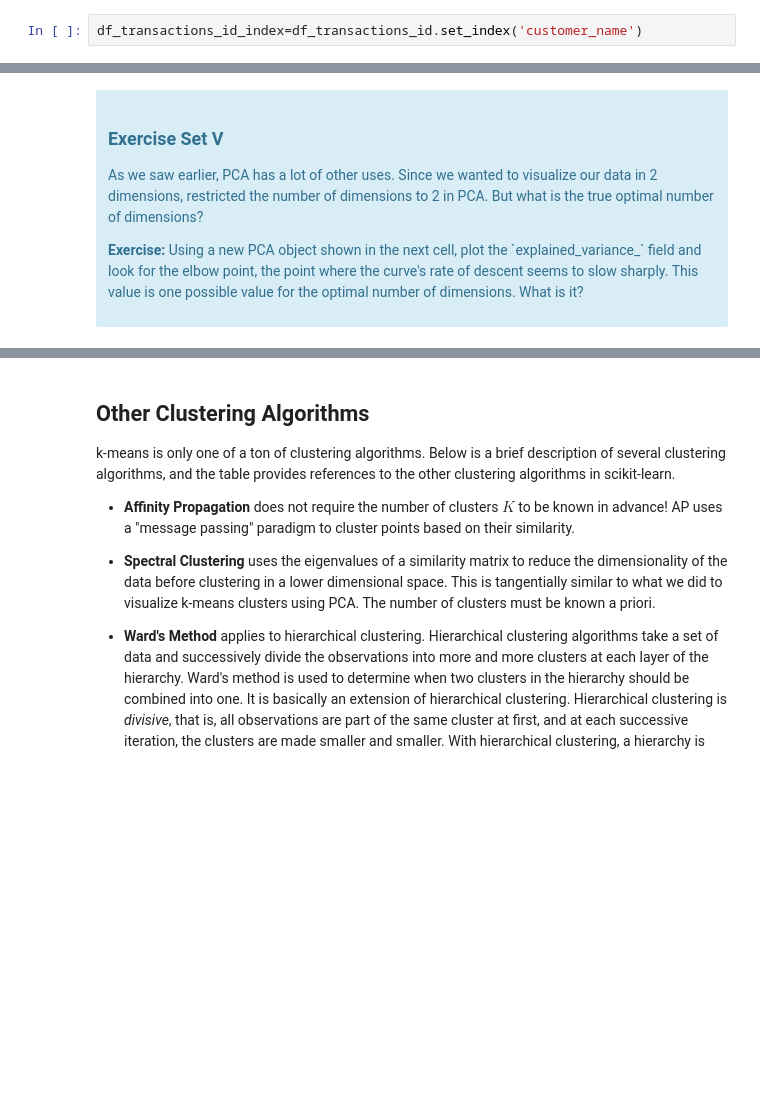
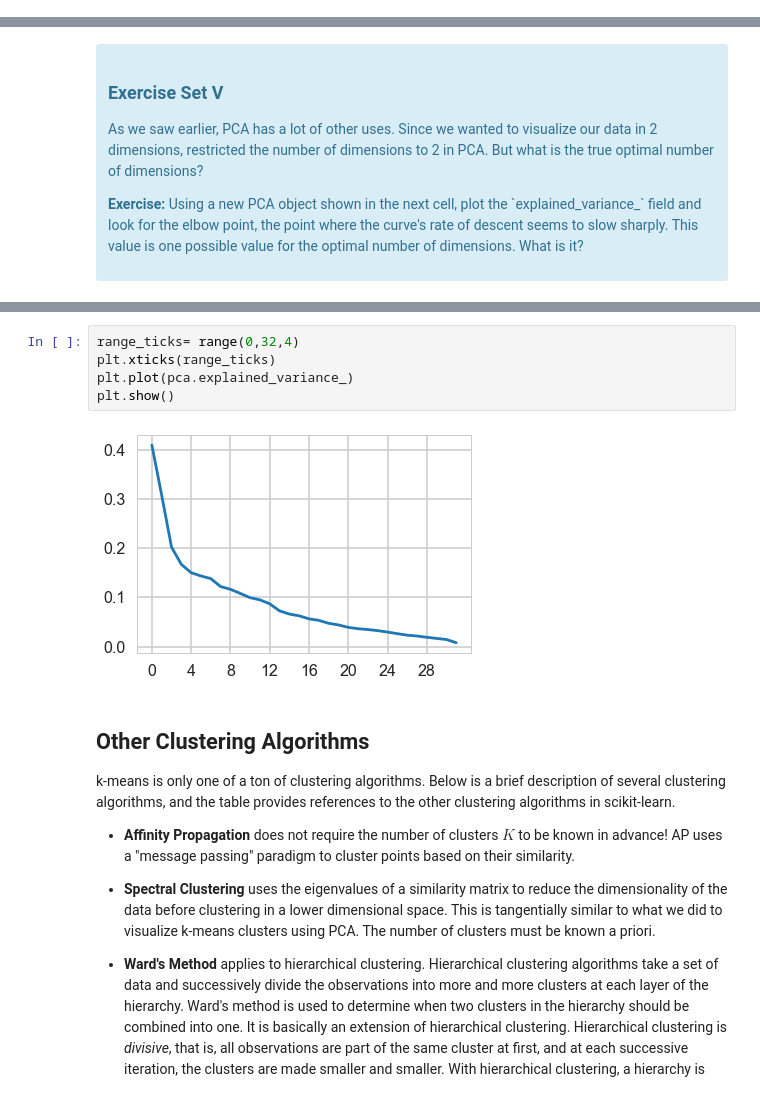
Before and after one commit to mrkulkarni1/data_projects, a Jupyter notebook: clustering/Mini_Project_Clustering.ipynb, the cells around one changed output, grey strips where cells are left out. Cells and saved outputs as stored; diff of their text form; blank space fills up the shorter version.

```diff
--- a/clustering/Mini_Project_Clustering.ipynb
+++ b/clustering/Mini_Project_Clustering.ipynb
@@ -83,4 +89,2 @@ The first thing we need is a way to compare customers. To do this, we're going t
 # %%
 df_transactions_id=pd.get_dummies(df_transactions,columns=['offer_id'])
-# %%
-df_transactions_id_index=df_transactions_id.set_index('customer_name')
@@ -280,3 +495,10 @@ pca.fit(X)
+# %%
+range_ticks= range(0,32,4)
+plt.xticks(range_ticks)
+plt.plot(pca.explained_variance_)
+plt.show()
+# %% [output]
+[figure, added]
 # %% [markdown]
 ## Other Clustering Algorithms
 
```
Also changed, not shown: parts of 32 cells of this notebook.
